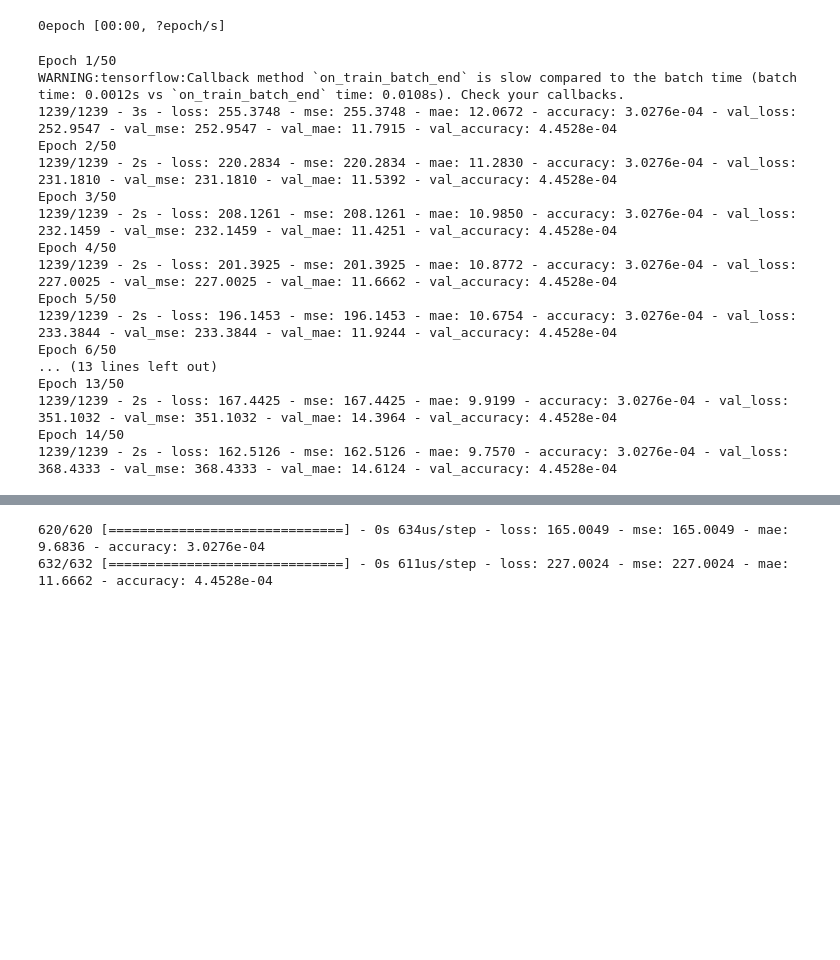
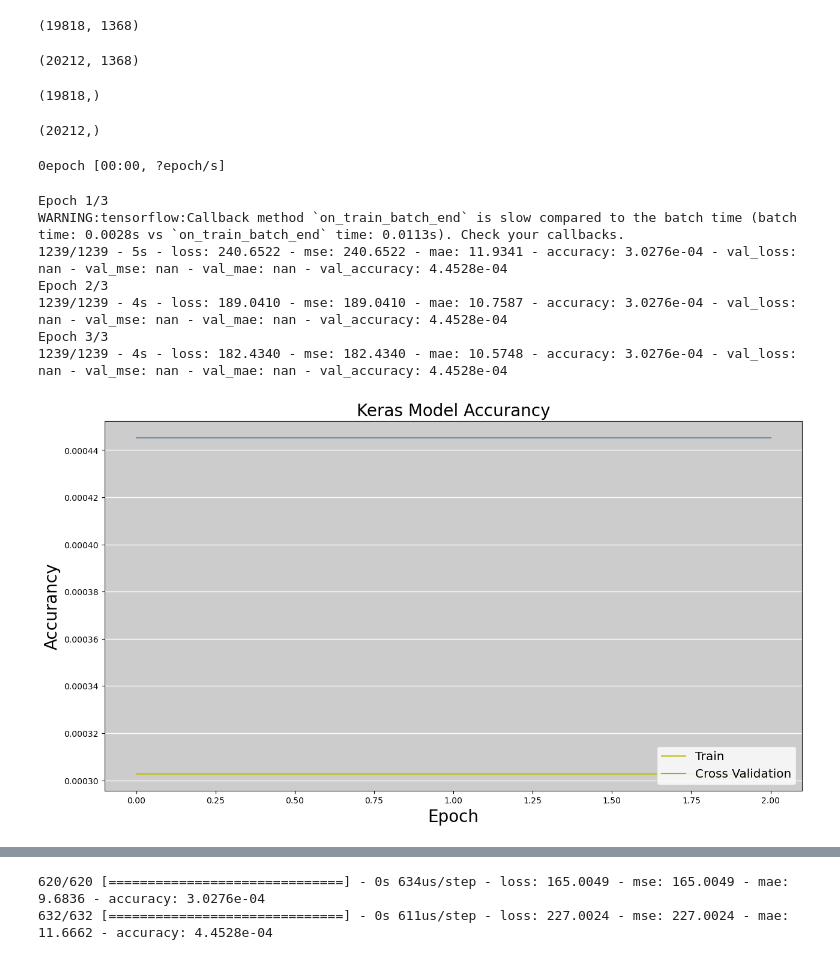
Before and after one commit to akisgazepidis/Recommendation_System_RecSys_Challenge_2024, a Jupyter notebook: 6. RS_Train_NN.ipynb, the cells around one changed output, grey strips where cells are left out. Cells and saved outputs as stored; diff of their text form; code cells hidden in the pictures; blank space fills up the shorter version.

```diff
--- a/6. RS_Train_NN.ipynb
+++ b/6. RS_Train_NN.ipynb
@@ -66,3 +108,19 @@ WARNING:tensorflow:Please add `keras.layers.InputLayer` instead of `keras.Input`
+# %%
+X_train.shape
+# %% [output]
+(19818, 1368)
+# %%
+X_val.shape
+# %% [output]
+(20212, 1368)
+# %%
+y_train.shape
+# %% [output]
+(19818,)
+# %%
+y_val.shape
+# %% [output]
+(20212,)
 # %%
 
 # Prepare TensorBoard callback
@@ -71,7 +129,7 @@ tensorboard_callback = TensorBoard(log_dir=log_dir, histogram_freq=1)
 early_stop = EarlyStopping(monitor='val_loss', patience=10, restore_best_weights=True)
 
 # Train the model
-num_epochs = 50
+num_epochs = 3
 history = model.fit(X_train, y_train, epochs=num_epochs, batch_size=16,
                     validation_data=(X_val, y_val),
 
@@ -79,23 +137,26 @@ history = model.fit(X_train, y_train, epochs=num_epochs, batch_size=16,
                     verbose=2)
 # %% [output]
 0epoch [00:00, ?epoch/s]
-Epoch 1/50
-WARNING:tensorflow:Callback method `on_train_batch_end` is slow compared to the batch time (batch time: 0.0012s vs `on_train_batch_end` time: 0.0108s). Check your callbacks.
-1239/1239 - 3s - loss: 255.3748 - mse: 255.3748 - mae: 12.0672 - accuracy: 3.0276e-04 - val_loss: 252.9547 - val_mse: 252.9547 - val_mae: 11.7915 - val_accuracy: 4.4528e-04
-Epoch 2/50
-1239/1239 - 2s - loss: 220.2834 - mse: 220.2834 - mae: 11.2830 - accuracy: 3.0276e-04 - val_loss: 231.1810 - val_mse: 231.1810 - val_mae: 11.5392 - val_accuracy: 4.4528e-04
-Epoch 3/50
-1239/1239 - 2s - loss: 208.1261 - mse: 208.1261 - mae: 10.9850 - accuracy: 3.0276e-04 - val_loss: 232.1459 - val_mse: 232.1459 - val_mae: 11.4251 - val_accuracy: 4.4528e-04
-Epoch 4/50
-1239/1239 - 2s - loss: 201.3925 - mse: 201.3925 - mae: 10.8772 - accuracy: 3.0276e-04 - val_loss: 227.0025 - val_mse: 227.0025 - val_mae: 11.6662 - val_accuracy: 4.4528e-04
-Epoch 5/50
-1239/1239 - 2s - loss: 196.1453 - mse: 196.1453 - mae: 10.6754 - accuracy: 3.0276e-04 - val_loss: 233.3844 - val_mse: 233.3844 - val_mae: 11.9244 - val_accuracy: 4.4528e-04
-Epoch 6/50
-... (13 lines left out)
-Epoch 13/50
-1239/1239 - 2s - loss: 167.4425 - mse: 167.4425 - mae: 9.9199 - accuracy: 3.0276e-04 - val_loss: 351.1032 - val_mse: 351.1032 - val_mae: 14.3964 - val_accuracy: 4.4528e-04
-Epoch 14/50
-1239/1239 - 2s - loss: 162.5126 - mse: 162.5126 - mae: 9.7570 - accuracy: 3.0276e-04 - val_loss: 368.4333 - val_mse: 368.4333 - val_mae: 14.6124 - val_accuracy: 4.4528e-04
+Epoch 1/3
+WARNING:tensorflow:Callback method `on_train_batch_end` is slow compared to the batch time (batch time: 0.0028s vs `on_train_batch_end` time: 0.0113s). Check your callbacks.
+1239/1239 - 5s - loss: 240.6522 - mse: 240.6522 - mae: 11.9341 - accuracy: 3.0276e-04 - val_loss: nan - val_mse: nan - val_mae: nan - val_accuracy: 4.4528e-04
+Epoch 2/3
+1239/1239 - 4s - loss: 189.0410 - mse: 189.0410 - mae: 10.7587 - accuracy: 3.0276e-04 - val_loss: nan - val_mse: nan - val_mae: nan - val_accuracy: 4.4528e-04
+Epoch 3/3
+1239/1239 - 4s - loss: 182.4340 - mse: 182.4340 - mae: 10.5748 - accuracy: 3.0276e-04 - val_loss: nan - val_mse: nan - val_mae: nan - val_accuracy: 4.4528e-04
+# %%
+plt.figure(figsize=(15,8))
+plt.plot(history.history['accuracy'], color='y')
+plt.plot(history.history['val_accuracy'], color=(0.2, 0.4, 0.6, 0.6))
+plt.title('Keras Model Accurancy',size=20)
+plt.ylabel('Accurancy',size=20)
+plt.xlabel('Epoch',size=20)
+plt.grid(True,axis='y', color='w', linestyle='-', linewidth=1)
+plt.gca().patch.set_facecolor('0.8')
+plt.legend(['Train', 'Cross Validation'],fontsize='x-large', loc='lower right')
+plt.show()
+# %% [output]
+[figure, added]
 # %%
 plt.figure(figsize=(15,8))
 plt.plot(history.history['loss'], color='red')
```
Also changed, not shown: parts of 5 cells of this notebook, 3 other files.
